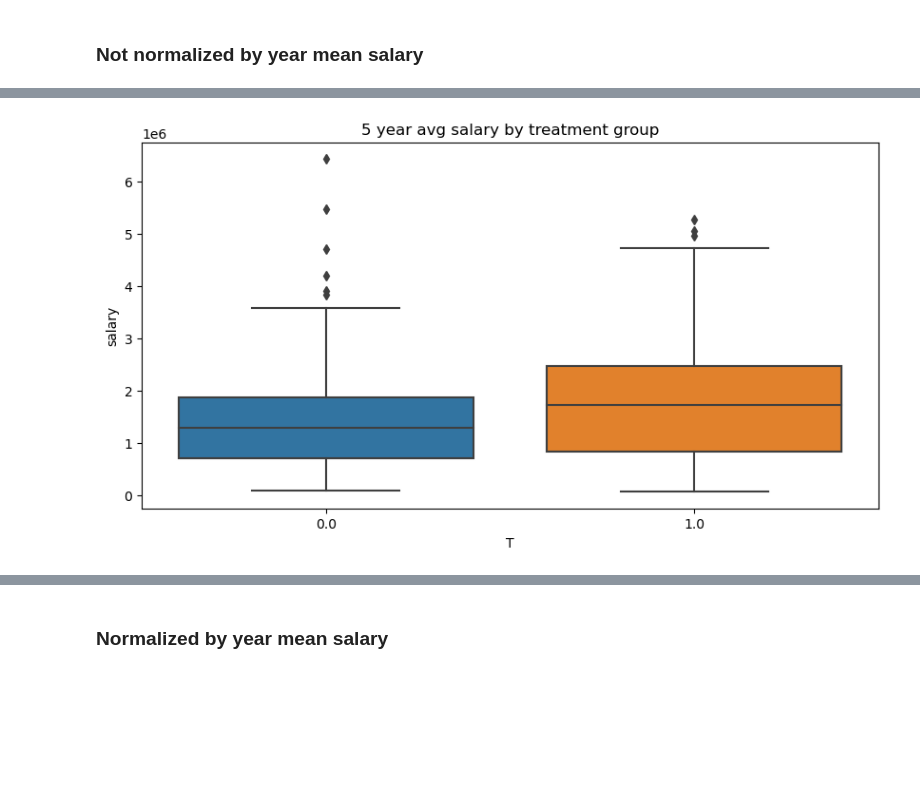
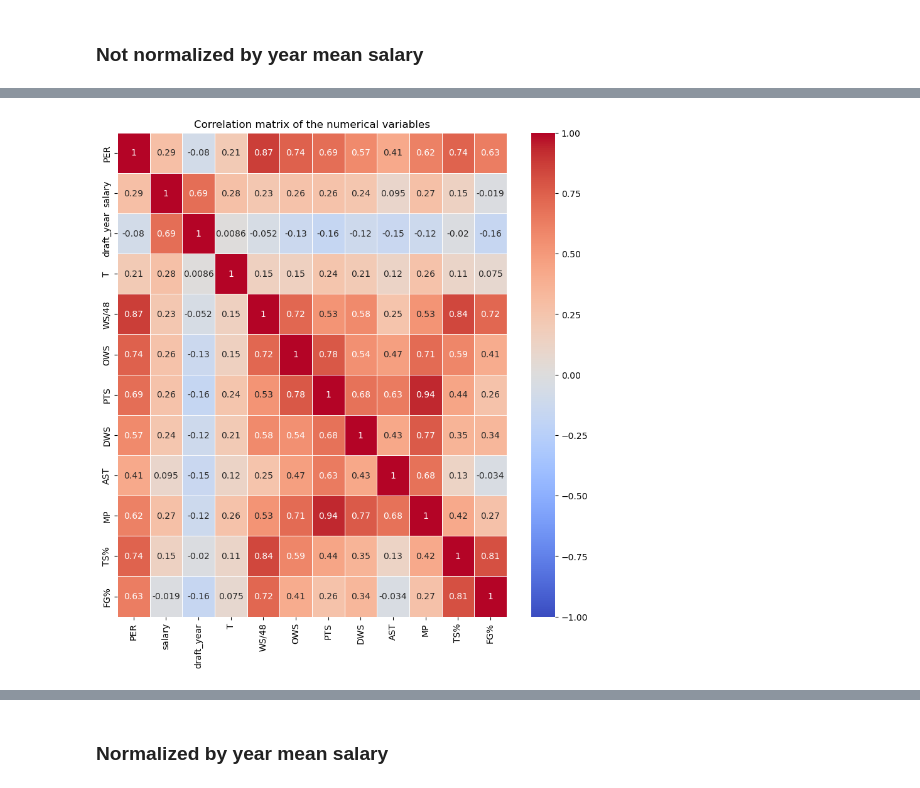
Before and after one commit to YoavMeiri/causalProject, a Jupyter notebook: code/preliminary_data_analysis.ipynb, the cells around one changed output, grey strips where cells are left out. Saved outputs shown, nothing was run; the diff lists cells and outputs as text; code cells hidden in the pictures; blank space fills up the shorter version.

```diff
--- a/code/preliminary_data_analysis.ipynb
+++ b/code/preliminary_data_analysis.ipynb
@@ -307,8 +276,10 @@ plt.show()
-# %%
-# Not normalized by year mean salary
-fig, ax = plt.subplots(figsize=(10, 5))
-sns.boxplot(data=avg_treat_salary, x='T', y='salary')
-plt.title('5 year avg salary by treatment group')
-plt.show()
-# %% [output]
-[figure, removed]
+# %%
+correlation_df = avg_treat_salary[['PER', 'salary', 'draft_year', 'T', 'WS/48', 'OWS', 'PTS', 'DWS', 'AST', 'MP', 'TS%', 'FG%']]
+corr_mat = correlation_df.corr()
+# corr_mat = corr_mat.round(2)[corr_mat > 0.5]
+ax, fig = plt.subplots(figsize=(10, 10))
+sns.heatmap(corr_mat, annot =True, cmap="coolwarm", vmin=-1, vmax=1, linewidth=.5)
+plt.title('Correlation matrix of the numerical variables')
+plt.show()
+# %% [output]
+[figure, added]
```
Also changed, not shown: parts of 26 cells of this notebook.
